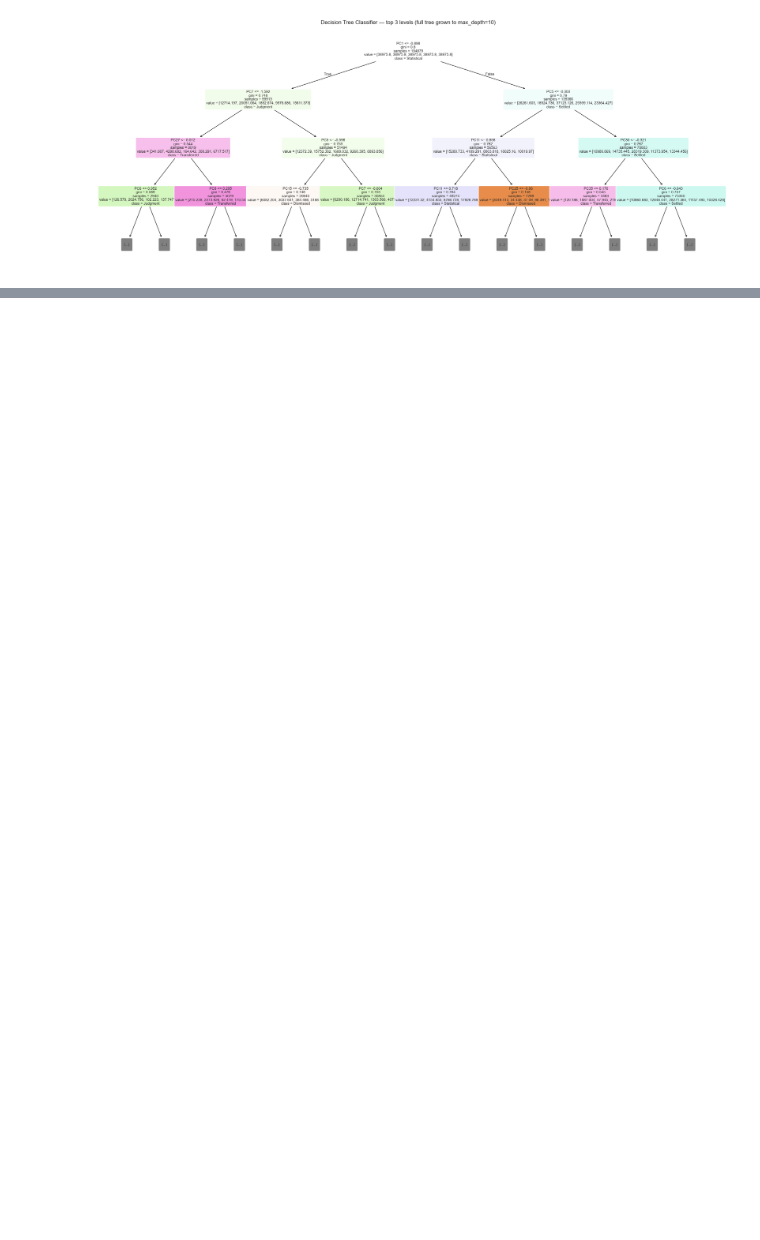
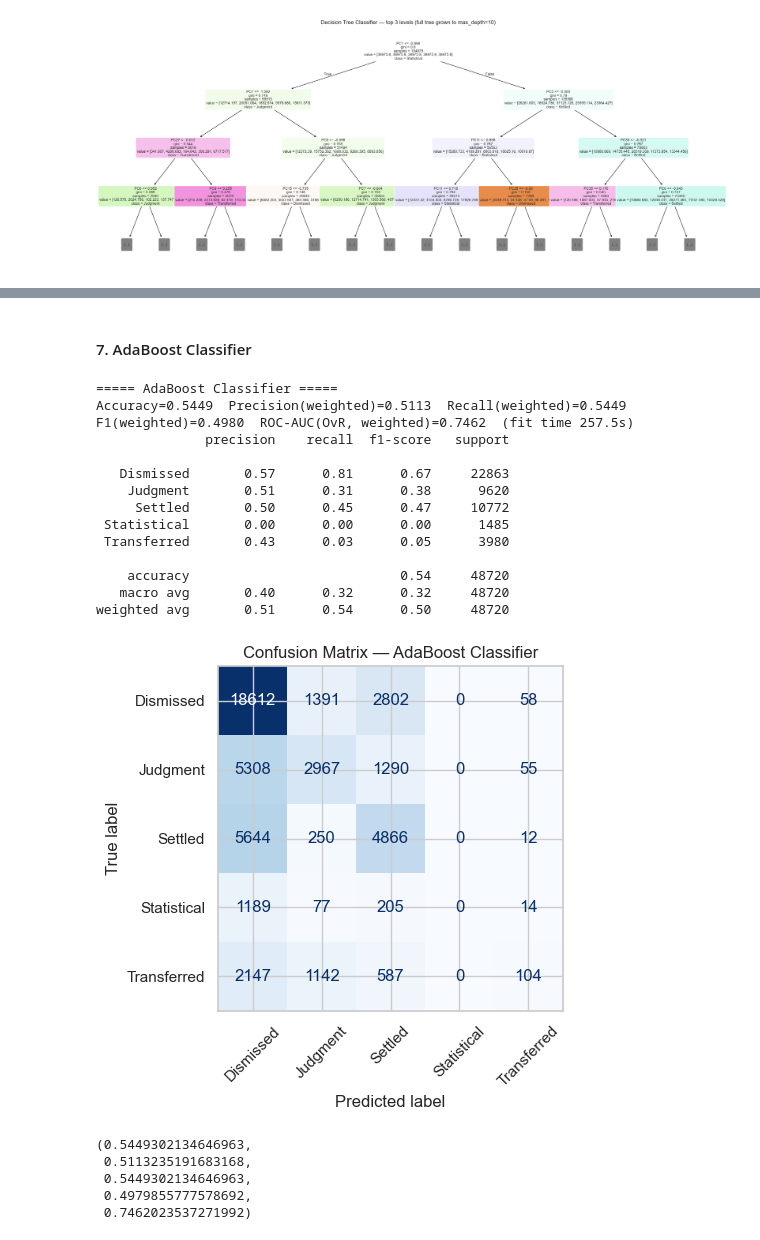
Before and after one commit to Ananthvarshan/fjc-civil-cases-ml, a Jupyter notebook: notebooks/classification.ipynb, the cells around one changed output, grey strips where cells are left out. Cells and saved outputs as stored; diff of their text form; code cells hidden in the pictures; blank space fills up the shorter version.

```diff
--- a/notebooks/classification.ipynb
+++ b/notebooks/classification.ipynb
@@ -323,0 +392,37 @@ comparison_clf_df[["Rank", "Model", "Accuracy", "Precision", "Recall", "F1", "RO
+# %% [markdown]
+#### 7. AdaBoost Classifier
+# %%
+t0 = time.time()
+ada_clf = AdaBoostClassifier(n_estimators=100, learning_rate=0.5, random_state=RANDOM_STATE)
+ada_clf.fit(X_train_final, y_clf_train)
+fit_seconds = time.time() - t0
+
+pred_ada = ada_clf.predict(X_test_final)
+proba_ada = ada_clf.predict_proba(X_test_final)
+
+fitted_models_clf["AdaBoost Classifier"] = ada_clf
+test_preds_clf["AdaBoost Classifier"] = pred_ada
+test_probas_clf["AdaBoost Classifier"] = proba_ada
+
+evaluate_classifier("AdaBoost Classifier", y_clf_test, pred_ada, proba_ada, fit_seconds,
+                     classes=ada_clf.classes_.tolist())
+# %% [output]
+===== AdaBoost Classifier =====
+Accuracy=0.5449  Precision(weighted)=0.5113  Recall(weighted)=0.5449  F1(weighted)=0.4980  ROC-AUC(OvR, weighted)=0.7462  (fit time 257.5s)
+              precision    recall  f1-score   support
+
+   Dismissed       0.57      0.81      0.67     22863
+    Judgment       0.51      0.31      0.38      9620
+     Settled       0.50      0.45      0.47     10772
+ Statistical       0.00      0.00      0.00      1485
+ Transferred       0.43      0.03      0.05      3980
+
+    accuracy                           0.54     48720
+   macro avg       0.40      0.32      0.32     48720
+weighted avg       0.51      0.54      0.50     48720
+[figure, added]
+(0.5449302134646963,
+ 0.5113235191683168,
+ 0.5449302134646963,
+ 0.4979855777578692,
+ 0.7462023537271992)
```
Also changed, not shown: parts of 46 cells of this notebook, 6 other files.
